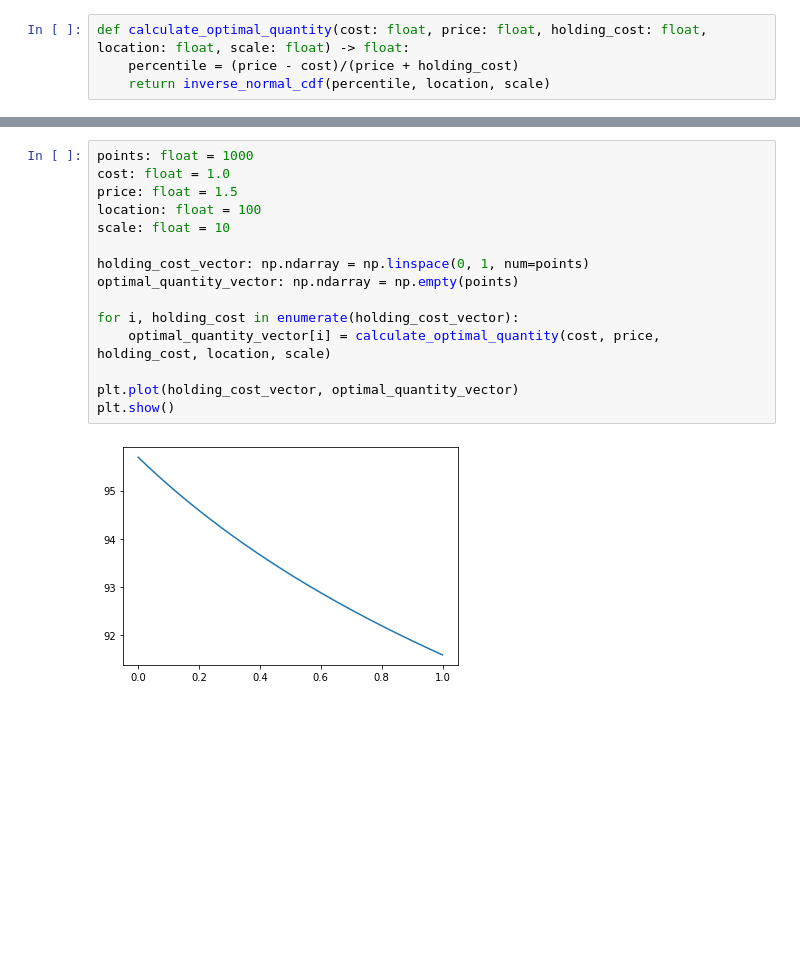
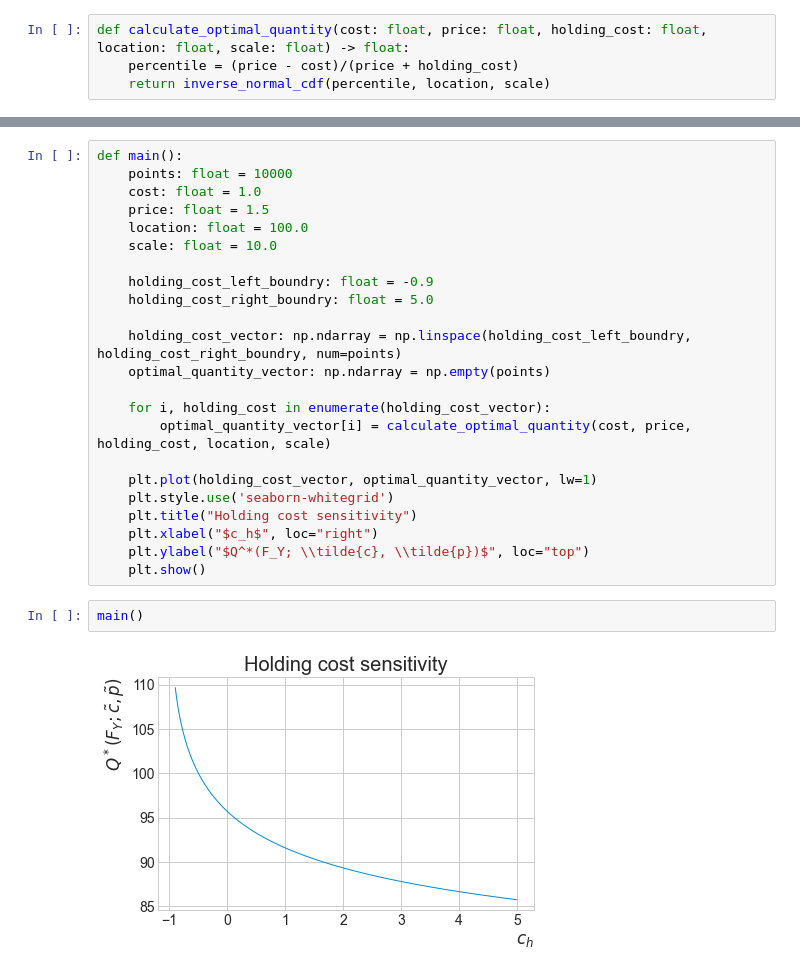
Before and after one commit to BDFteam/AcademicSkills2021, a Jupyter notebook: ex1c.ipynb, the cells around one changed output, grey strips where cells are left out. Cells and saved outputs as stored; diff of their text form; blank space fills up the shorter version.

```diff
--- a/ex1c.ipynb
+++ b/ex1c.ipynb
@@ -24,17 +27,27 @@ Print the graph.
 # %%
-points: float = 1000
-cost: float = 1.0
-price: float = 1.5
-location: float = 100
-scale: float = 10
+def main():
+    points: float = 10000
+    cost: float = 1.0
+    price: float = 1.5
+    location: float = 100.0
+    scale: float = 10.0
 
-holding_cost_vector: np.ndarray = np.linspace(0, 1, num=points)
-optimal_quantity_vector: np.ndarray = np.empty(points)
+    holding_cost_left_boundry: float = -0.9
+    holding_cost_right_boundry: float = 5.0
 
-for i, holding_cost in enumerate(holding_cost_vector):
-    optimal_quantity_vector[i] = calculate_optimal_quantity(cost, price, holding_cost, location, scale)
+    holding_cost_vector: np.ndarray = np.linspace(holding_cost_left_boundry, holding_cost_right_boundry, num=points)
+    optimal_quantity_vector: np.ndarray = np.empty(points)
 
-plt.plot(holding_cost_vector, optimal_quantity_vector)
-plt.show()
+    for i, holding_cost in enumerate(holding_cost_vector):
+        optimal_quantity_vector[i] = calculate_optimal_quantity(cost, price, holding_cost, location, scale)
+
+    plt.plot(holding_cost_vector, optimal_quantity_vector, lw=1)
+    plt.style.use('seaborn-whitegrid')
+    plt.title("Holding cost sensitivity")
+    plt.xlabel("$c_h$", loc="right")
+    plt.ylabel("$Q^*(F_Y; \\tilde{c}, \\tilde{p})$", loc="top")
+    plt.show()
-# %% [output]
-[figure, removed]
+# %%
+main()
+# %% [output]
+[figure, added]
```
Also changed, not shown: parts of 9 cells of this notebook.
